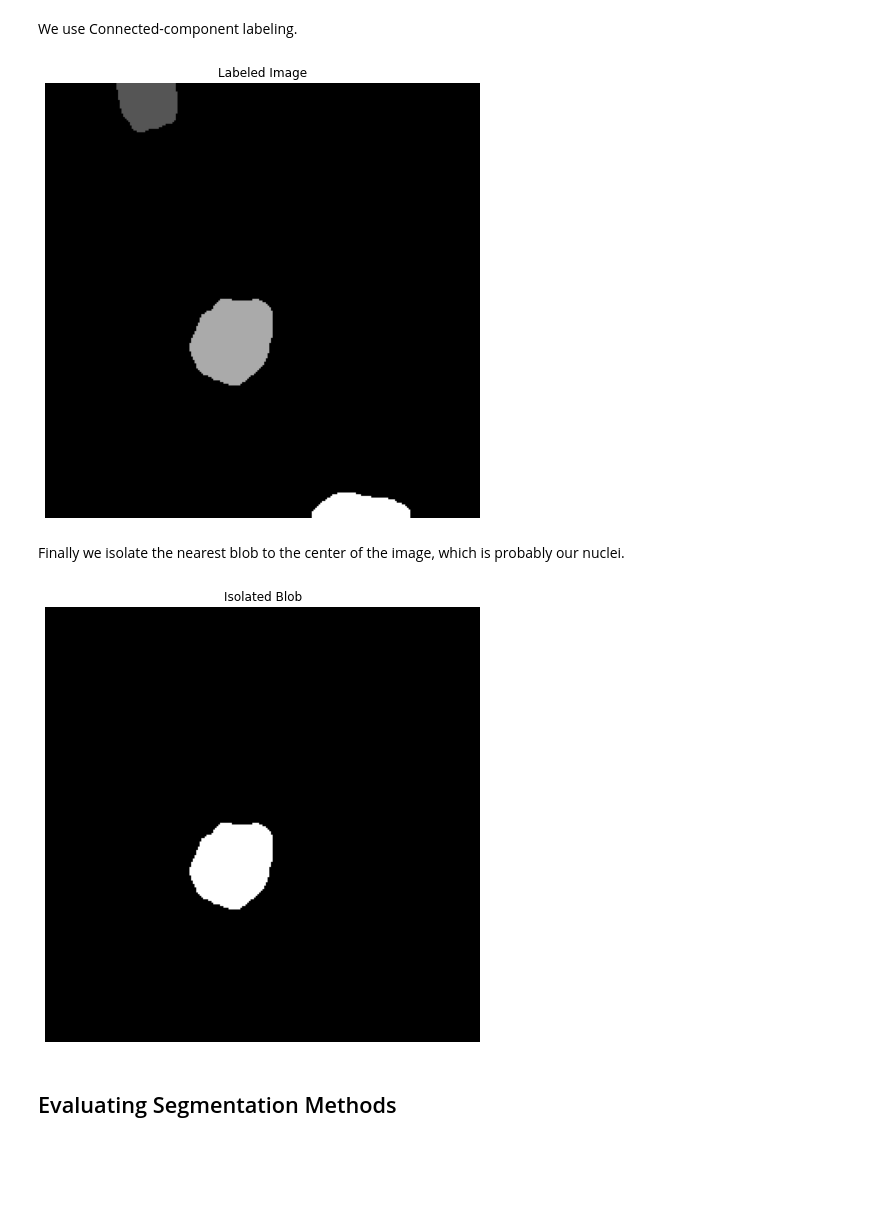
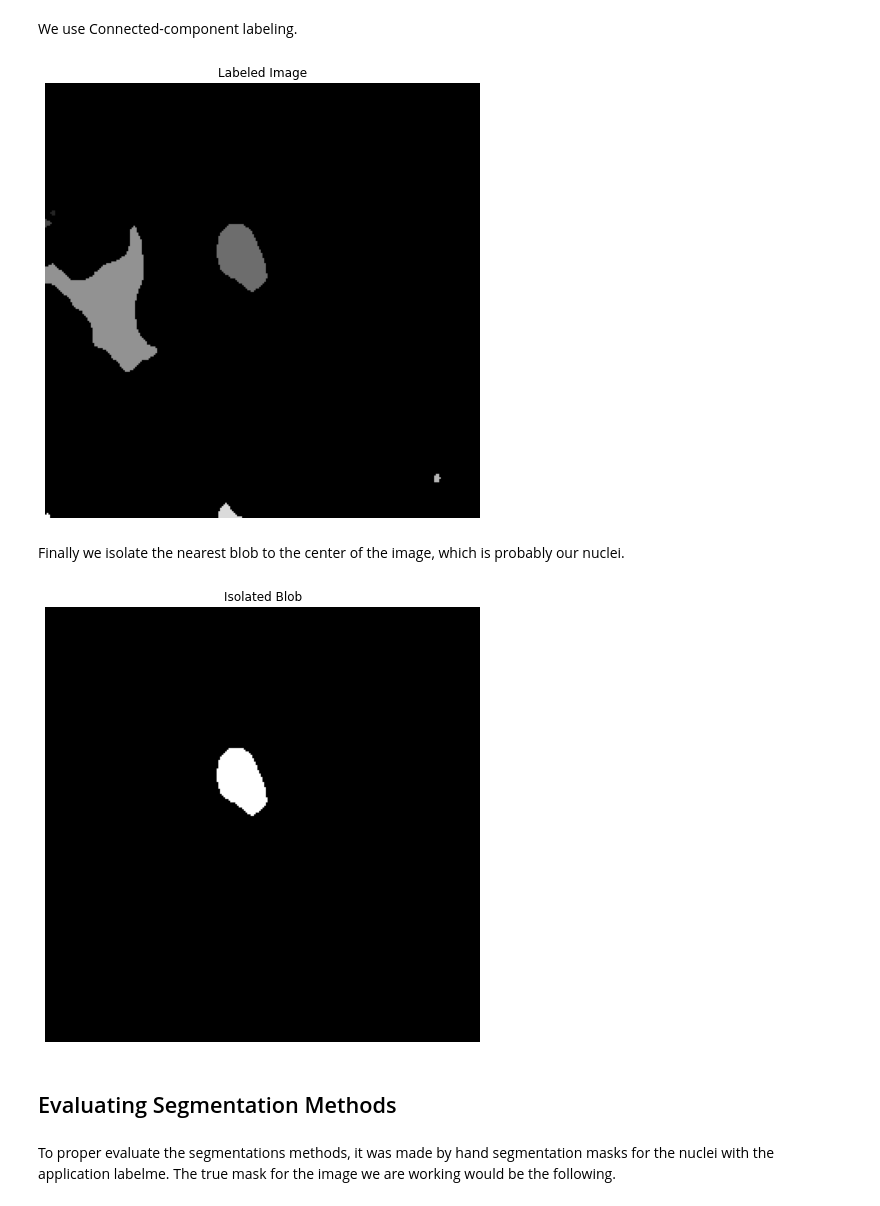
Before and after one commit to brenoslivio/SegmentationCellCycles, a Jupyter notebook: SegCellCycles.ipynb, the cells around one changed output. Cells and saved outputs as stored; diff of their text form; code cells hidden in the pictures; blank space fills up the shorter version.

```diff
--- a/SegCellCycles.ipynb
+++ b/SegCellCycles.ipynb
@@ -18,7 +18,7 @@ import matplotlib.pyplot as plt
 import numpy as np
 import imageio
 
-src = "Data/Original/I1.jpg"
+src = "Data/Original/I4.jpg"
 
 cellOriginal = imageio.imread(src, pilmode="RGB")
 
@@ -189,24 +189,26 @@ plt.axis("off")
 plt.title("Labeled Image")
 plt.imshow(maskLabels, cmap = "gray");
 # %% [output]
-[figure, old version]
+[figure, new version]
 # %% [markdown]
 Finally we isolate the nearest blob to the center of the image, which is probably our nuclei.
 # %%
 labels = np.unique(maskLabels)
 
 centers = ConnectedComponent.centerOfMass(maskLabels, labels)
 
 nearestBlob = ConnectedComponent.nearDistance(maskLabels, centers)
 
-segmented = np.zeros(mask.shape)
-segmented[maskLabels == nearestBlob] = 1
+segmented2 = np.zeros(mask.shape)
+segmented2[maskLabels == nearestBlob] = 1
 
 plt.figure(figsize = (8, 8))
 plt.axis("off")
 plt.title("Isolated Blob")
-plt.imshow(segmented, cmap = "gray");
+plt.imshow(segmented2, cmap = "gray");
 # %% [output]
-[figure, old version]
+[figure, new version]
 # %% [markdown]
 ## Evaluating Segmentation Methods
+# %% [markdown]
+To proper evaluate the segmentations methods, it was made by hand segmentation masks for the nuclei with the application labelme. The true mask for the image we are working would be the following.
```
Also changed, not shown: parts of 39 cells of this notebook.
